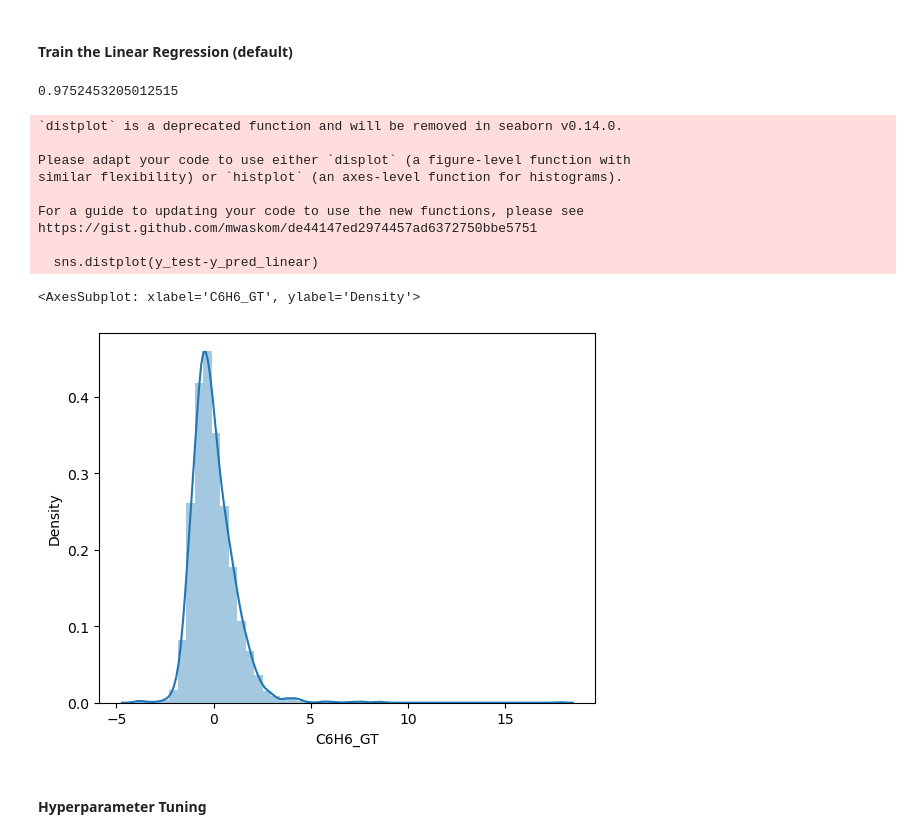
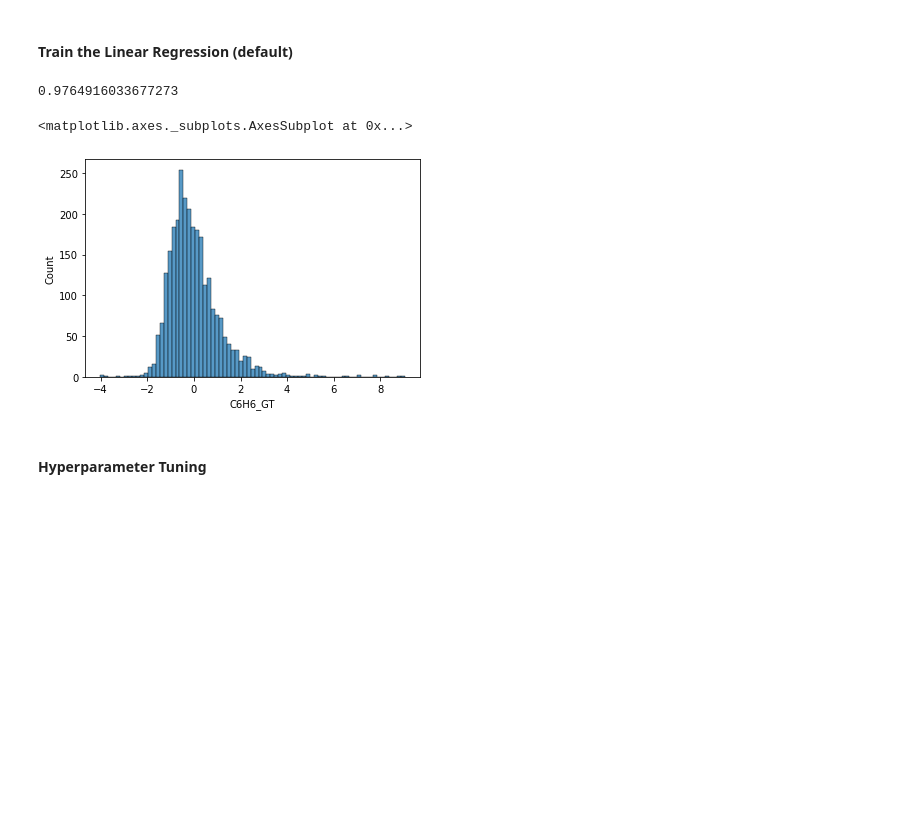
Before and after one commit to PQD-11/Python_for_machine_learning, a Jupyter notebook: Project/AirQuality.ipynb, the cells around one changed output. Drawn from its saved outputs; the diff is of its cells as text; code cells hidden in the pictures; blank space fills up the shorter version.

```diff
--- a/Project/AirQuality.ipynb
+++ b/Project/AirQuality.ipynb
@@ -86,6 +87,7 @@ Name: NMHC_GT, Length: 430, dtype: int64
 # 8443/9357 trong cột NMHC_GT là: -200. Cột không cần thiết -> drop
 df.drop('NMHC_GT', axis=1, inplace=True)
 df.drop('CO_level', axis=1, inplace=True)
+df = df.drop('DateTime', axis=1)
 # %%
 df.columns
 # %% [output]
@@ -131,6 +132,6 @@ df
 # %%
 # Sử dụng fillna để thay thế các giá trị bị missing với giá trị trung bình
-col_list = df.columns[1:13]
+col_list = df.columns[0:13]
 for i in col_list:
   df[i] = df[i].fillna(df[i].mean())
 # %%
@@ -188,16 +190,16 @@ df.plot(kind='scatter', x='C6H6_GT', y='PT08_S1_CO')
 # %%
 # Xác định input và output
 data = df
-data = data.drop('DateTime', axis=1)
 data = data.drop('C6H6_GT', axis=1)
 labels = df['C6H6_GT']
 # %%
 #train/test split
 X_train, X_test, y_train, y_test = train_test_split(data, labels, test_size=0.3)
 
+# StandardScaler X_trian, X_test
 sc = StandardScaler()
-# X_train = sc.fit_transform(X_train)
-# X_test = sc.transform (X_test)
+X_train = sc.fit_transform(X_train)
+X_test = sc.transform (X_test)
 
 print(X_train.shape, y_train.shape)
 print(X_test.shape, y_test.shape)
@@ -215,21 +217,12 @@ y_pred_linear = linear_model.predict(X_test)
 # %%
 linear_model.score(X_test,y_test)
 # %% [output]
-0.9752453205012515
+0.9764916033677273
 # %%
-sns.distplot(y_test-y_pred_linear)
+sns.histplot(y_test-y_pred_linear)
 # %% [output]
-`distplot` is a deprecated function and will be removed in seaborn v0.14.0.
-
-Please adapt your code to use either `displot` (a figure-level function with
-similar flexibility) or `histplot` (an axes-level function for histograms).
-
-For a guide to updating your code to use the new functions, please see
-https://gist.github.com/mwaskom/de44147ed2974457ad6372750bbe5751
-
-  sns.distplot(y_test-y_pred_linear)
+<matplotlib.axes._subplots.AxesSubplot at 0x...>
-<AxesSubplot: xlabel='C6H6_GT', ylabel='Density'>
-[figure, old version]
+[figure, new version]
 # %% [markdown]
 #### **Hyperparameter Tuning**
 # %%
```
Also changed, not shown: parts of 34 cells of this notebook.
